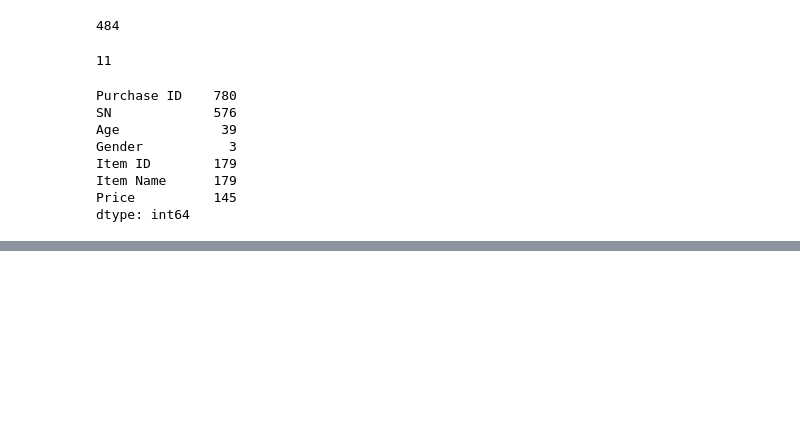
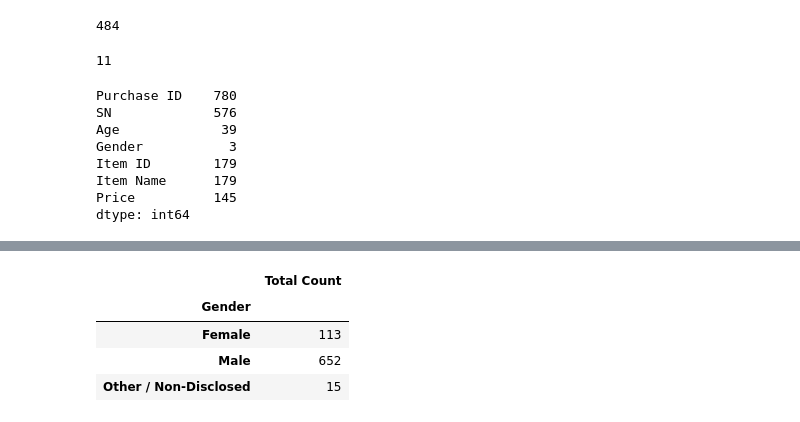
Before and after one commit to LexiJess/Pandas_Challenge, a Jupyter notebook: HeroesOfPymoli/HeroesOfPymoli_Jupyter.ipynb, the cells around one changed output, grey strips where cells are left out. Saved outputs shown, nothing was run; the diff lists cells and outputs as text; code cells hidden in the pictures; blank space fills up the shorter version.

```diff
--- a/HeroesOfPymoli/HeroesOfPymoli_Jupyter.ipynb
+++ b/HeroesOfPymoli/HeroesOfPymoli_Jupyter.ipynb
@@ -214,0 +243,10 @@ Player_Gender_Analysis_DF
+# %%
+purchase_count=playerdata.groupby(["Gender"]).count()["Item Name"].rename("Total Count")
+purchase_count=pd.DataFrame(purchase_count)
+purchase_count
+# %% [output]
+|  | Total Count |
+| Gender |  |
+| Female | 113 |
+| Male | 652 |
+| Other / Non-Disclosed | 15 |
```
Also changed, not shown: parts of 5 cells of this notebook.
